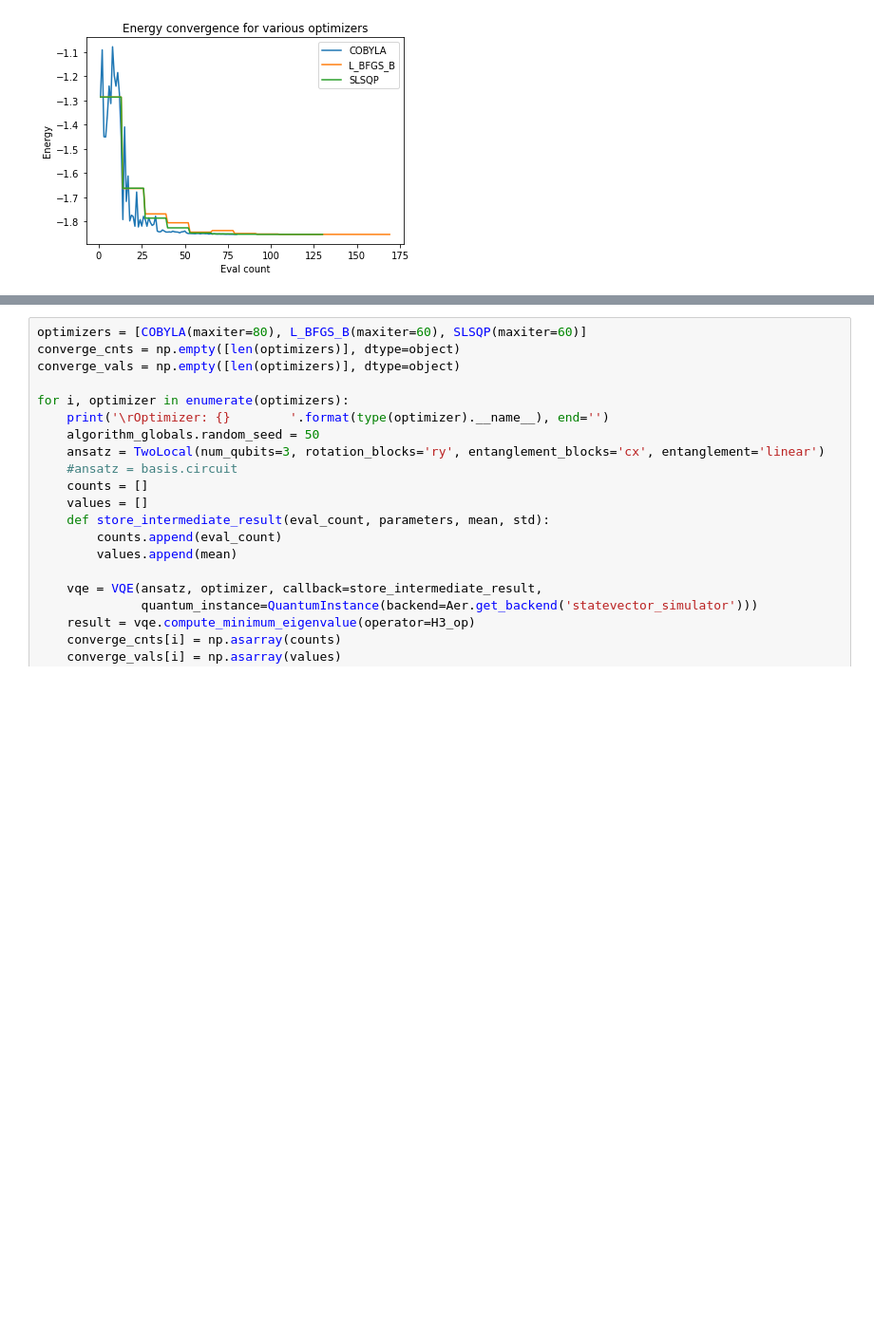
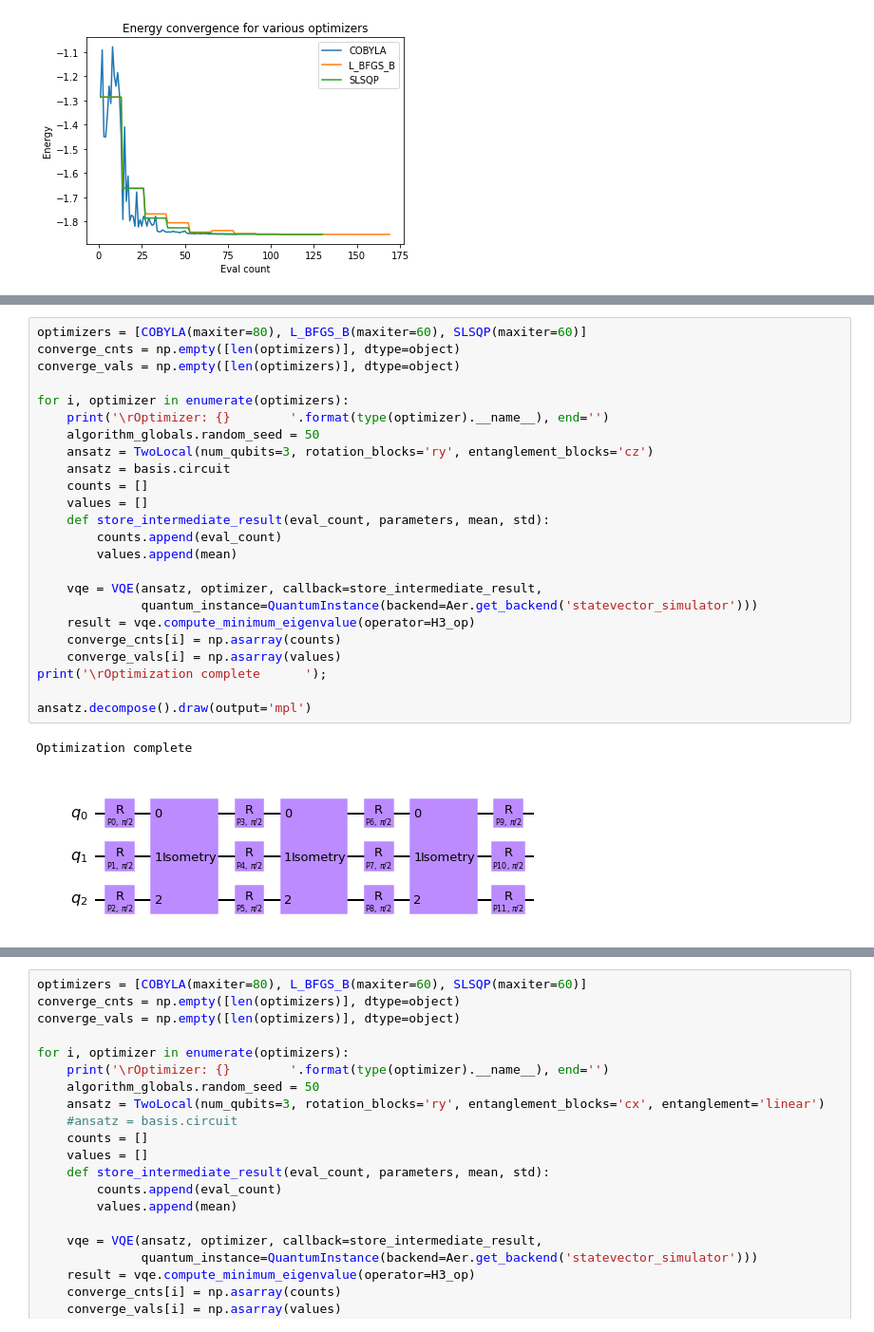
Before and after one commit to Pitt-JonesLab/slam_decomposition, a Jupyter notebook: src/scripts/vqe_experiment.ipynb, the cells around one changed output, grey strips where cells are left out. Shown at 95% size. Drawn from its saved outputs; the diff is of its cells as text; blank space fills up the shorter version.

```diff
--- a/src/scripts/vqe_experiment.ipynb
+++ b/src/scripts/vqe_experiment.ipynb
@@ -80,0 +97,27 @@ pylab.legend(loc='upper right');
+# %%
+optimizers = [COBYLA(maxiter=80), L_BFGS_B(maxiter=60), SLSQP(maxiter=60)]
+converge_cnts = np.empty([len(optimizers)], dtype=object)
+converge_vals = np.empty([len(optimizers)], dtype=object)
+
+for i, optimizer in enumerate(optimizers):
+    print('\rOptimizer: {}        '.format(type(optimizer).__name__), end='')
+    algorithm_globals.random_seed = 50
+    ansatz = TwoLocal(num_qubits=3, rotation_blocks='ry', entanglement_blocks='cz')
+    ansatz = basis.circuit
+    counts = []
+    values = []
+    def store_intermediate_result(eval_count, parameters, mean, std):
+        counts.append(eval_count)
+        values.append(mean)
+
+    vqe = VQE(ansatz, optimizer, callback=store_intermediate_result,
+              quantum_instance=QuantumInstance(backend=Aer.get_backend('statevector_simulator')))
+    result = vqe.compute_minimum_eigenvalue(operator=H3_op)
+    converge_cnts[i] = np.asarray(counts)
+    converge_vals[i] = np.asarray(values)
+print('\rOptimization complete      ');
+
+ansatz.decompose().draw(output='mpl')
+# %% [output]
+Optimization complete
+[figure, added]
```
Also changed, not shown: parts of 7 cells of this notebook, 4 other files.
